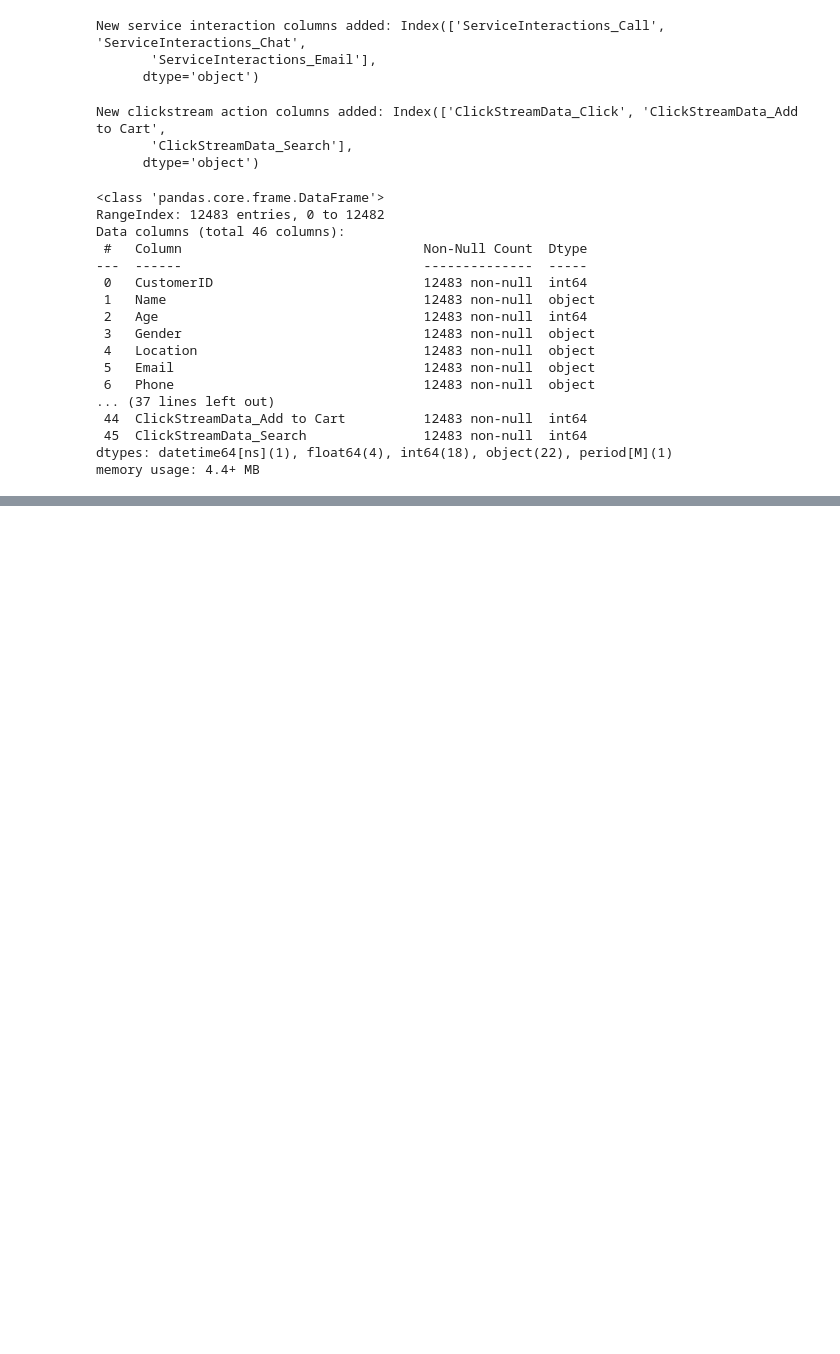
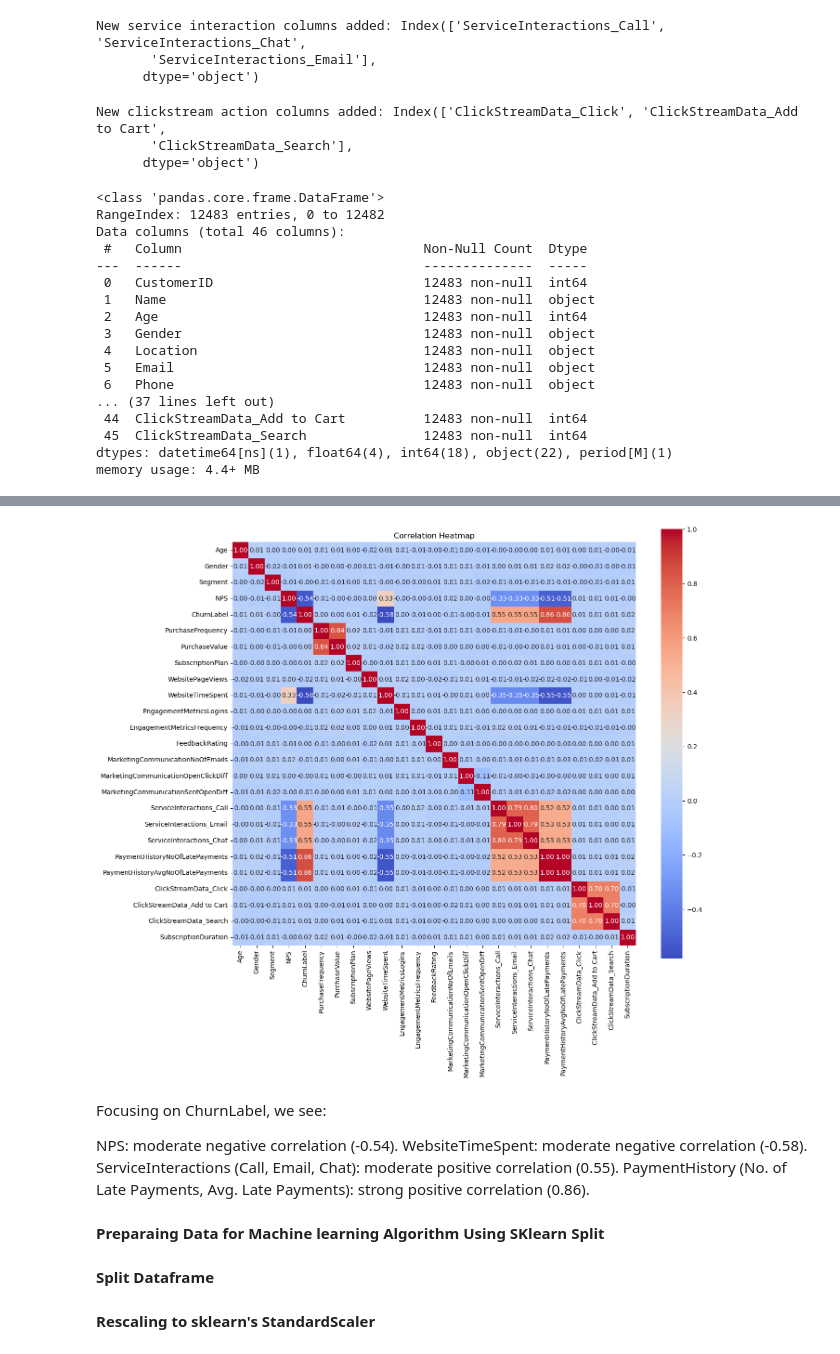
Before and after one commit to joachinhimself/Customer-Churn-Analysis, a Jupyter notebook: Notebook/Customer Churn.ipynb, the cells around one changed output, grey strips where cells are left out. Cells and saved outputs as stored; diff of their text form; code cells hidden in the pictures; blank space fills up the shorter version.

```diff
--- a/Notebook/Customer Churn.ipynb
+++ b/Notebook/Customer Churn.ipynb
@@ -688,0 +889,6 @@ memory usage: 4.4+ MB
+# %%
+# Gender
+label_encoder = LabelEncoder()
+new_df['Gender'] = label_encoder.fit_transform(df['Gender'])
+
+new_df['Gender']
@@ -688,0 +908,6 @@ memory usage: 4.4+ MB
+# %%
+# Segment
+label_encoder = LabelEncoder()
+new_df['Segment'] = label_encoder.fit_transform(df['Segment'])
+
+new_df['Segment']
@@ -688,0 +927,6 @@ memory usage: 4.4+ MB
+# %%
+# EngagementMetrics Frequency
+label_encoder = LabelEncoder()
+new_df['SubscriptionPlan'] = label_encoder.fit_transform(df['SubscriptionPlan'])
+
+new_df['SubscriptionPlan']
@@ -688,0 +946,6 @@ memory usage: 4.4+ MB
+# %%
+# Gender
+label_encoder = LabelEncoder()
+new_df['EngagementMetricsFrequency'] = label_encoder.fit_transform(df['EngagementMetricsFrequency'])
+
+new_df['EngagementMetricsFrequency']
@@ -688,0 +1005,26 @@ memory usage: 4.4+ MB
+# %%
+# Calculate the correlation matrix
+correlation_matrix = new_df.corr()
+
+# Set up the matplotlib figure
+plt.figure(figsize=(14, 12))
+
+# Create a heatmap
+sns.heatmap(correlation_matrix, annot=True, fmt='.2f', cmap='coolwarm', square=True)
+
+# Add titles and labels
+plt.title('Correlation Heatmap')
+plt.show()
+# %% [output]
+[figure, added]
+# %% [markdown]
+Focusing on ChurnLabel, we see:
+
+NPS: moderate negative correlation (-0.54).
+WebsiteTimeSpent: moderate negative correlation (-0.58).
+ServiceInteractions (Call, Email, Chat): moderate positive correlation (0.55).
+PaymentHistory (No. of Late Payments, Avg. Late Payments): strong positive correlation (0.86).
+# %% [markdown]
+**Preparaing Data for Machine learning Algorithm Using SKlearn Split**
+# %% [markdown]
+**Split Dataframe**
@@ -688,0 +1039,2 @@ memory usage: 4.4+ MB
+# %% [markdown]
+**Rescaling to sklearn's StandardScaler**
```
Also changed, not shown: parts of 27 cells of this notebook.
